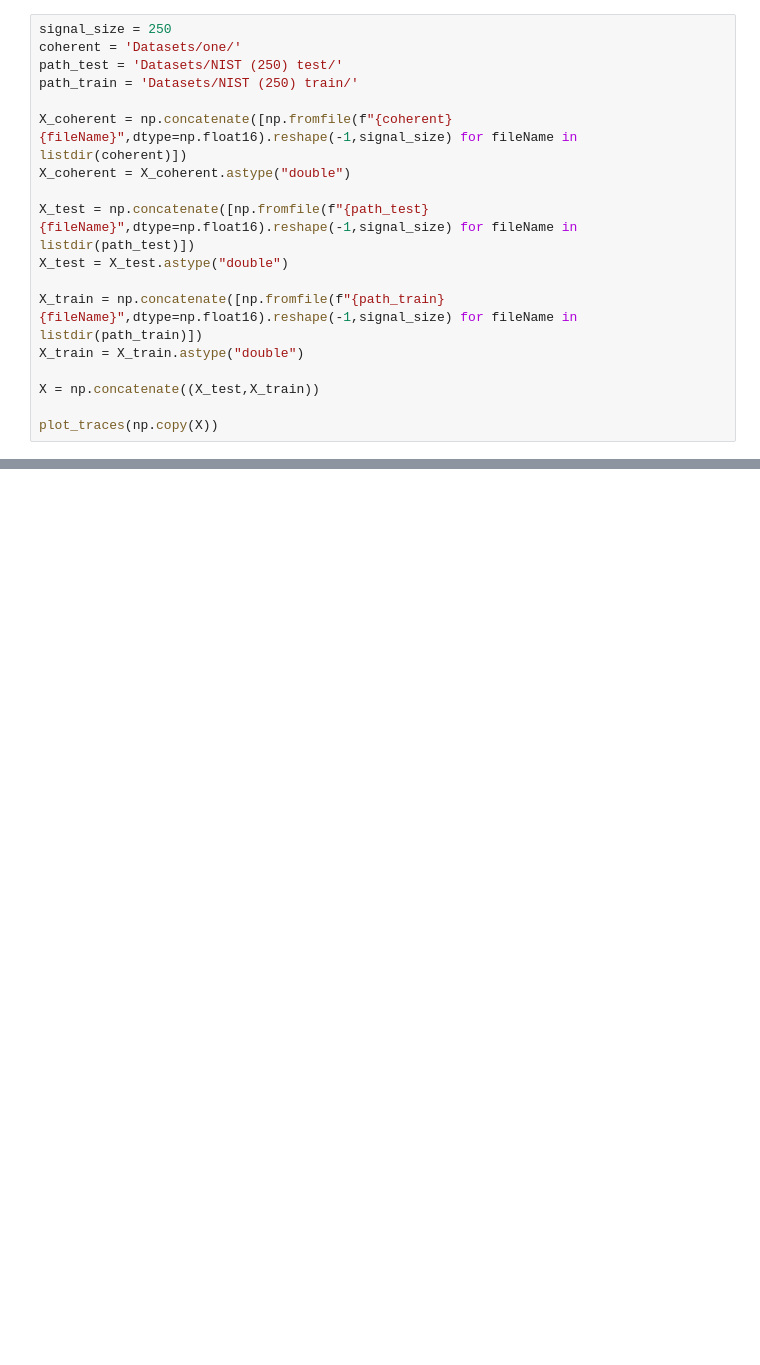
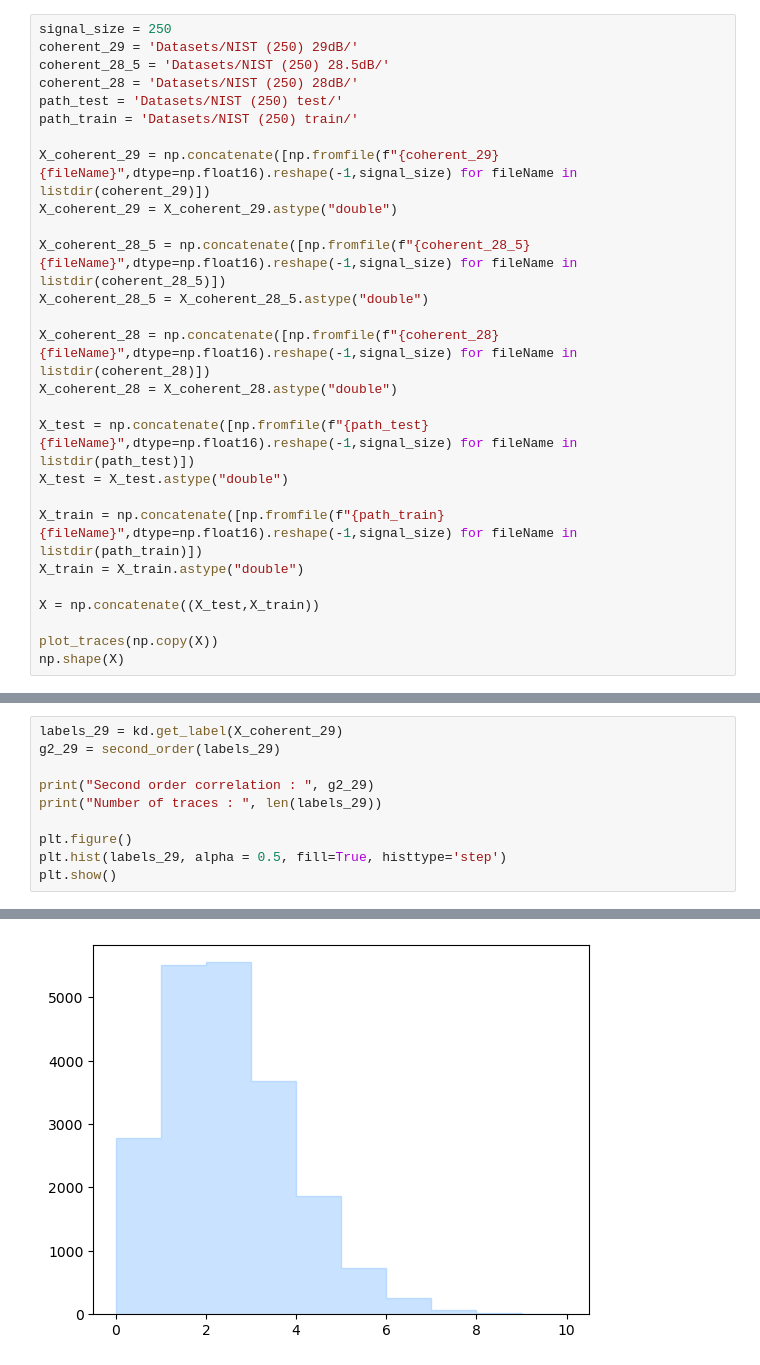
Before and after one commit to polyquantique/Photon-Number-Classification, a Jupyter notebook: src/Correlation.ipynb, the cells around one changed output, grey strips where cells are left out. Saved outputs shown, nothing was run; the diff lists cells and outputs as text; blank space fills up the shorter version.

```diff
--- a/src/Correlation.ipynb
+++ b/src/Correlation.ipynb
@@ -8,11 +11,19 @@ from ExistingAlgorithms.Plot import plot_traces
 # %%
 signal_size = 250
-coherent = 'Datasets/one/'
+coherent_29 = 'Datasets/NIST (250) 29dB/'
+coherent_28_5 = 'Datasets/NIST (250) 28.5dB/'
+coherent_28 = 'Datasets/NIST (250) 28dB/'
 path_test = 'Datasets/NIST (250) test/'
 path_train = 'Datasets/NIST (250) train/'
 
-X_coherent = np.concatenate([np.fromfile(f"{coherent}{fileName}",dtype=np.float16).reshape(-1,signal_size) for fileName in listdir(coherent)])
-X_coherent = X_coherent.astype("double")
+X_coherent_29 = np.concatenate([np.fromfile(f"{coherent_29}{fileName}",dtype=np.float16).reshape(-1,signal_size) for fileName in listdir(coherent_29)])
+X_coherent_29 = X_coherent_29.astype("double")
+
+X_coherent_28_5 = np.concatenate([np.fromfile(f"{coherent_28_5}{fileName}",dtype=np.float16).reshape(-1,signal_size) for fileName in listdir(coherent_28_5)])
+X_coherent_28_5 = X_coherent_28_5.astype("double")
+
+X_coherent_28 = np.concatenate([np.fromfile(f"{coherent_28}{fileName}",dtype=np.float16).reshape(-1,signal_size) for fileName in listdir(coherent_28)])
+X_coherent_28 = X_coherent_28.astype("double")
 
 X_test = np.concatenate([np.fromfile(f"{path_test}{fileName}",dtype=np.float16).reshape(-1,signal_size) for fileName in listdir(path_test)])
 X_test = X_test.astype("double")
@@ -23,5 +34,6 @@ X_train = X_train.astype("double")
 X = np.concatenate((X_test,X_train))
 
 plot_traces(np.copy(X))
+np.shape(X)
 # %% [output]
 [figure]
@@ -39,0 +51,11 @@ second_order(X_coherent)
+# %%
+labels_29 = kd.get_label(X_coherent_29)
+g2_29 = second_order(labels_29)
+
+print("Second order correlation : ", g2_29)
+print("Number of traces : ", len(labels_29))
+
+plt.figure()
+plt.hist(labels_29, alpha = 0.5, fill=True, histtype='step')
+plt.show()
+# %% [output]
@@ -39,0 +64 @@ second_order(X_coherent)
+[figure, added]
```
Also changed, not shown: parts of 20 cells of this notebook, 8 other files.
